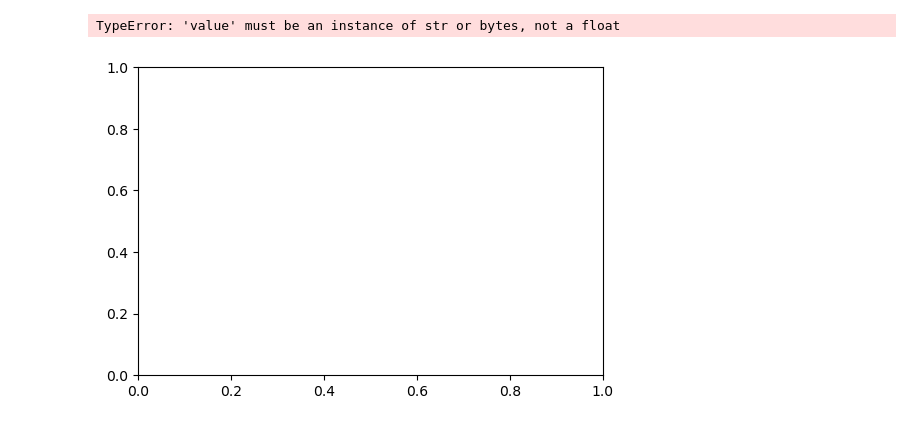
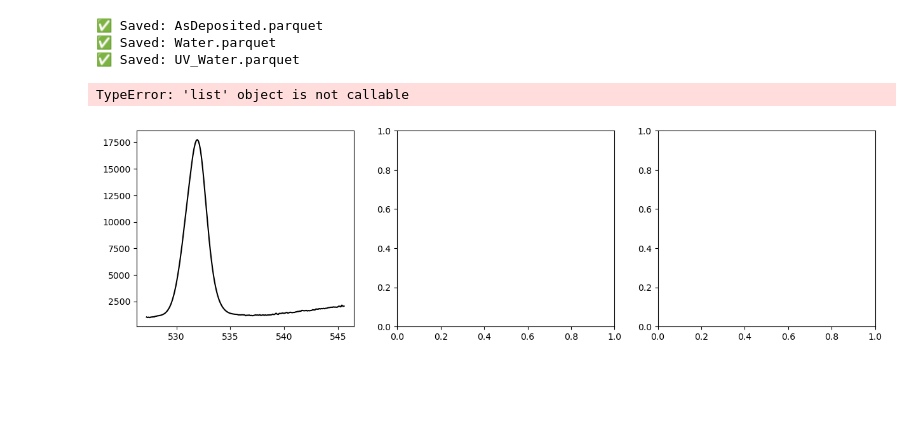
Before and after one commit to dreece2304/Paper2, a Jupyter notebook: 06_XPS_Analysis/analysis/XPSFigureCreation.ipynb, the cells around one changed output. Drawn from its saved outputs; the diff is of its cells as text; code cells hidden in the pictures; blank space fills up the shorter version.

```diff
--- a/06_XPS_Analysis/analysis/XPSFigureCreation.ipynb
+++ b/06_XPS_Analysis/analysis/XPSFigureCreation.ipynb
@@ -1,8 +0,0 @@
-# %%
-import pandas as pd
-
-# Load the TSV file
-df = pd.read_csv("../data/raw/XPS//AD_BTY.tsv", sep="\t", header=None)
-
-# Show the first few rows
-print(df.head())
@@ -25,15 +0,0 @@ print(df.head())
-# %%
-import matplotlib.pyplot as plt
-
-plt.figure(figsize=(6, 4))
-plt.plot(df.iloc[:, 0], df.iloc[:, 1], label="Al 2p spectrum")  # adjust columns if named
-plt.xlabel("Binding Energy (eV)")
-plt.ylabel("Counts (CPS)")
-plt.title("XPS Spectrum – AD_BTY")
-plt.gca().invert_xaxis()  # Binding energy is usually plotted high to low
-plt.legend()
-plt.tight_layout()
-plt.show()
-# %% [output]
-TypeError: 'value' must be an instance of str or bytes, not a float
-[figure, removed]
@@ -39,0 +7,22 @@ TypeError: 'value' must be an instance of str or bytes, not a float
+# %%
+# Convert Excel to Parquet
+excel_path = "../data/raw/Hi_res/THB_final.xlsx"
+# Load all sheet names
+sheets = pd.ExcelFile(excel_path).sheet_names
+
+# Loop over sheets and save each as a separate .parquet file
+for sheet in sheets:
+    df = pd.read_excel(excel_path, sheet_name=sheet)
+
+    # Convert any columns that start with 'fit' to numeric, replacing non-numeric values with NaN
+    fit_columns = [col for col in df.columns if col.startswith('fit')]
+    for col in fit_columns:
+        df[col] = pd.to_numeric(df[col], errors='coerce')
+
+    parquet_path = f"{sheet.replace(' ', '_')}.parquet"
+    df.to_parquet(parquet_path, index=False)
+    print(f"✅ Saved: {parquet_path}")
+# %% [output]
+✅ Saved: AsDeposited.parquet
+✅ Saved: Water.parquet
+✅ Saved: UV_Water.parquet
@@ -39,0 +61,31 @@ TypeError: 'value' must be an instance of str or bytes, not a float
+# %%
+def plot_parquet_xps(file_path, save_path=None, colormap='viridis'):
+    """
+    Plot O 1s, C 1s, and Al 2p from a stacked-block .parquet file with 'Region' column.
+    """
+    df = pd.read_parquet(file_path)
+
+    region_order = ['O 1s', 'C 1s', 'Al 2p']
+    fig, axes = plt.subplots(1, 3, figsize=(15, 4))
+
+    for ax, region in zip(axes, region_order):
+        region_df = df[df['Region'] == region]
+        if not region_df.empty:
+            plot_stacked_region(ax, region_df, region, colormap)
+            if ax == axes[0]:
+                ax.set_ylabel("Intensity (a.u.)")
+
+    plt.tight_layout()
+    if save_path:
+        os.makedirs(os.path.dirname(save_path), exist_ok=True)
+        plt.savefig(save_path, dpi=600)
+    plt.show()
+# %%
+plot_parquet_xps(
+    file_path="BTY.AsDeposited.parquet",
+    save_path="figures/XPS_AsDeposited.png",
+    colormap="viridis"  # or any valid Matplotlib colormap
+)
+# %% [output]
+TypeError: 'list' object is not callable
+[figure, added]
```
Also changed, not shown: parts of 5 cells of this notebook, 21 other files.
